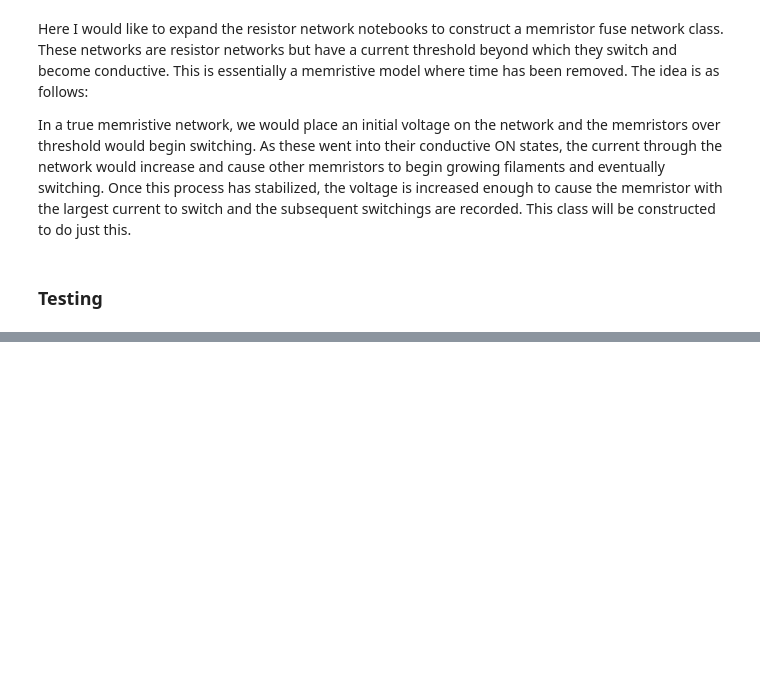
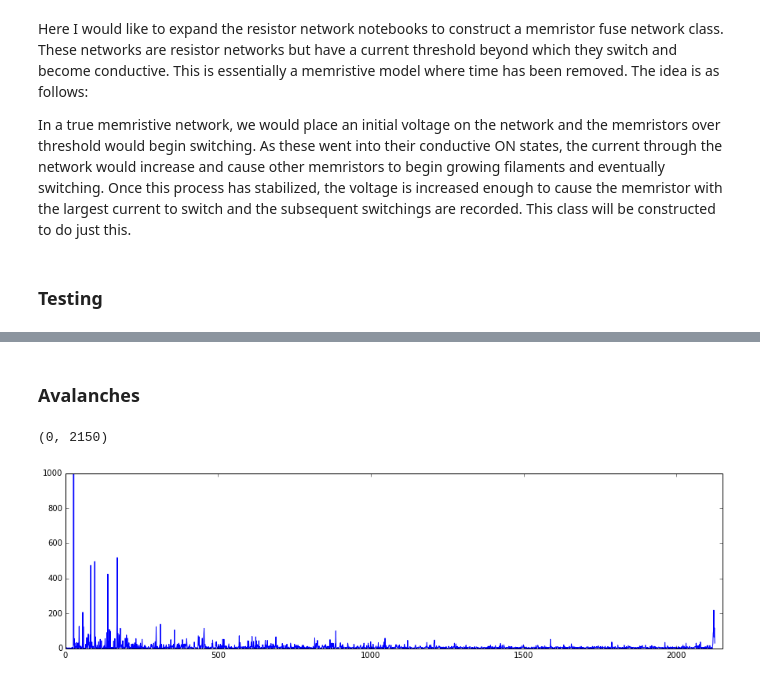
Before and after one commit to forrestsheldon/memNets, a Jupyter notebook: Memristor_Fuse_Network.ipynb, the cells around one changed output, grey strips where cells are left out. Saved outputs shown, nothing was run; the diff lists cells and outputs as text; code cells hidden in the pictures; blank space fills up the shorter version.

Commit message:
Got a simulation running with memristor fuse networks

```diff
--- a/Memristor_Fuse_Network.ipynb
+++ b/Memristor_Fuse_Network.ipynb
@@ -124,3 +153,37 @@ testnet.switch_memristors()
 testnet.fill_G()
 # %%
 testnet.external_voltages[0:L] = testnet.external_voltages[0] * testnet.I_threshold / testnet.max_unswitched_current() + 1e-15
+# %% [markdown]
+### Avalanches
+# %%
+L = 128
+p = 0.6
+G_init = gen_adj.cubic_2d_random((L, L), p)
+v_external = np.empty(L*L) * np.nan
+v_external[0:L] = 1e-5
+v_external[-L:] = 0
+I_thresh = 1 / L
+testnet = MemristorFuseNetwork(G_init, v_external, I_thresh)
+# %%
+testnet.solve_voltages('spsolve')
+testnet.calculate_currents()
+
+conductivities = [testnet.conductivity()]
+voltages = [testnet.external_voltages[0]]
+switchings = []
+# %%
+while testnet.max_unswitched_current() != None:
+    voltages.append(testnet.new_voltage(testnet.external_voltages[0]))
+    testnet.update_voltage_busbar(voltages[-1])
+    switchings.append(testnet.switching_step())
+    conductivities.append(testnet.conductivity())
+    #print "At voltage %0.4f we have switchings" % (voltages[-1])
+    #print switchings[-1]
+# %%
+fig, ax = plt.subplots(figsize=(15, 4))
+ax.plot([sum(i) for i in switchings])
+ax.set_ylim(0, 1000)
+ax.set_xlim(0, 2150)
+# %% [output]
+(0, 2150)
+[figure, added]
```
Also changed, not shown: parts of 13 cells of this notebook, 1 other file.
